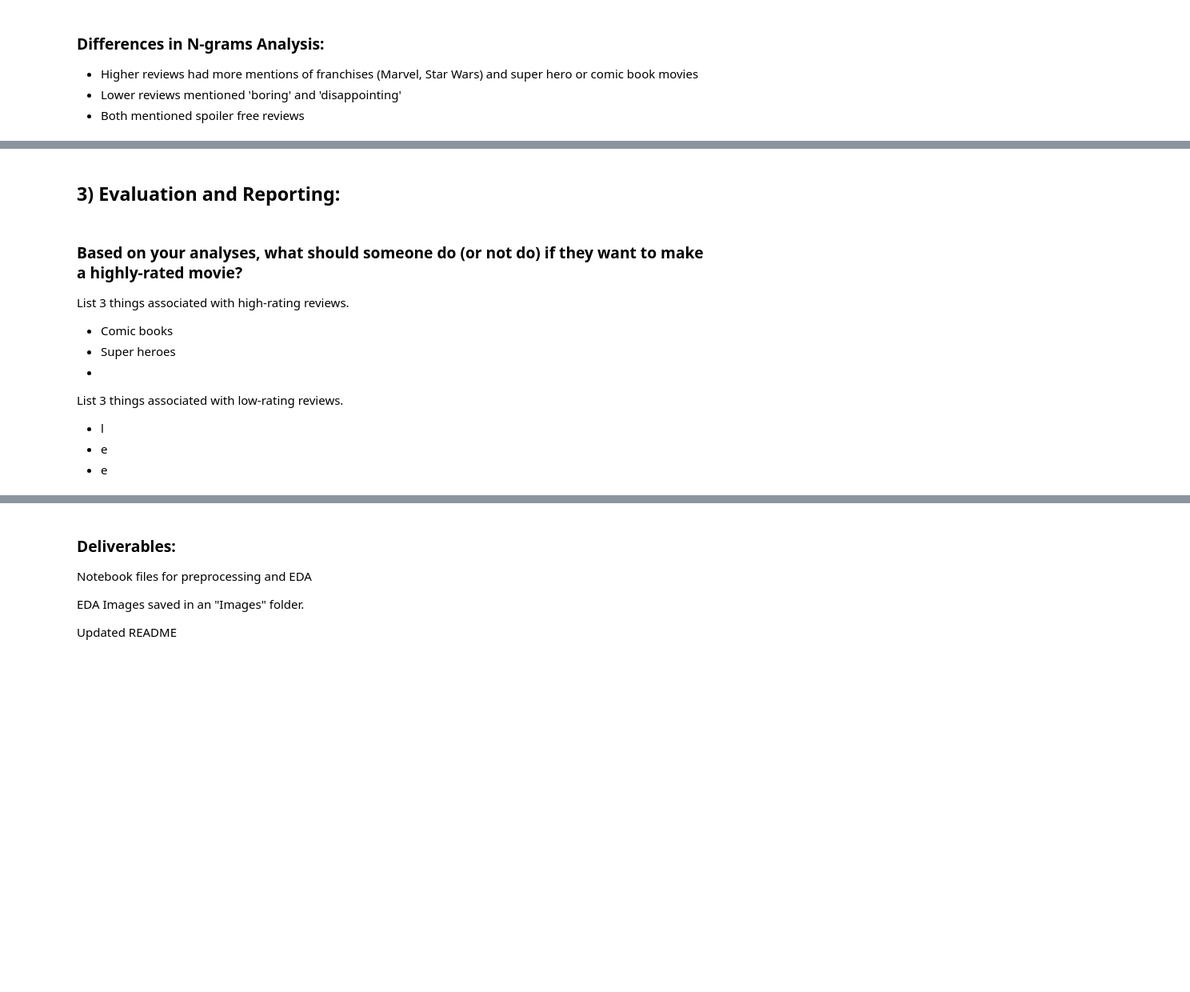
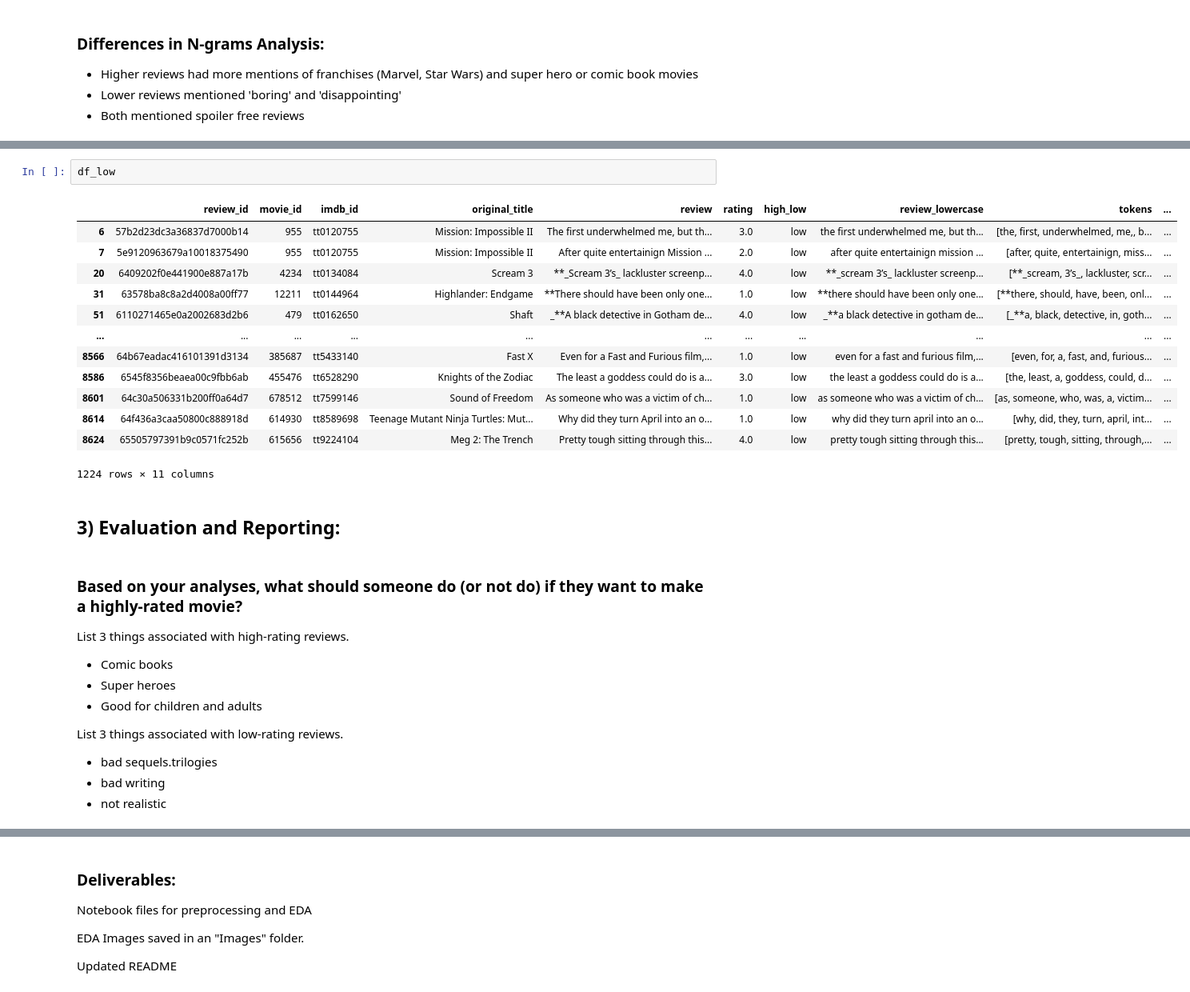
Before and after one commit to EhLeeOod/movie-project, a Jupyter notebook: project-2-part-5.ipynb, the cells around one changed output, grey strips where cells are left out. Shown at 80% size. Saved outputs shown, nothing was run; the diff lists cells and outputs as text; blank space fills up the shorter version.

```diff
--- a/project-2-part-5.ipynb
+++ b/project-2-part-5.ipynb
@@ -452,3 +523,19 @@ Which review polarity scores don't match the ratings? Why do you think this is?
+# %%
+df_low
+# %% [output]
+|  | review_id | movie_id | imdb_id | original_title | review | rating | high_low | review_lowercase | tokens | ... |
+| 6 | 57b2d23dc3a36837d7000b14 | 955 | tt0120755 | Mission: Impossible II | The first underwhelmed me, but th... | 3.0 | low | the first underwhelmed me, but th... | [the, first, underwhelmed, me,, b... | ... |
+| 7 | 5e9120963679a10018375490 | 955 | tt0120755 | Mission: Impossible II | After quite entertainign Mission ... | 2.0 | low | after quite entertainign mission ... | [after, quite, entertainign, miss... | ... |
+| 20 | 6409202f0e441900e887a17b | 4234 | tt0134084 | Scream 3 | **_Scream 3’s_ lackluster screenp... | 4.0 | low | **_scream 3’s_ lackluster screenp... | [**_scream, 3’s_, lackluster, scr... | ... |
+| 31 | 63578ba8c8a2d4008a00ff77 | 12211 | tt0144964 | Highlander: Endgame | **There should have been only one... | 1.0 | low | **there should have been only one... | [**there, should, have, been, onl... | ... |
+| 51 | 6110271465e0a2002683d2b6 | 479 | tt0162650 | Shaft | _**A black detective in Gotham de... | 4.0 | low | _**a black detective in gotham de... | [_**a, black, detective, in, goth... | ... |
+| ... | ... | ... | ... | ... | ... | ... | ... | ... | ... | ... |
+| 8566 | 64b67eadac416101391d3134 | 385687 | tt5433140 | Fast X | Even for a Fast and Furious film,... | 1.0 | low | even for a fast and furious film,... | [even, for, a, fast, and, furious... | ... |
+| 8586 | 6545f8356beaea00c9fbb6ab | 455476 | tt6528290 | Knights of the Zodiac | The least a goddess could do is a... | 3.0 | low | the least a goddess could do is a... | [the, least, a, goddess, could, d... | ... |
+| 8601 | 64c30a506331b200ff0a64d7 | 678512 | tt7599146 | Sound of Freedom | As someone who was a victim of ch... | 1.0 | low | as someone who was a victim of ch... | [as, someone, who, was, a, victim... | ... |
+| 8614 | 64f436a3caa50800c888918d | 614930 | tt8589698 | Teenage Mutant Ninja Turtles: Mut... | Why did they turn April into an o... | 1.0 | low | why did they turn april into an o... | [why, did, they, turn, april, int... | ... |
+| 8624 | 65505797391b9c0571fc252b | 615656 | tt9224104 | Meg 2: The Trench | Pretty tough sitting through this... | 4.0 | low | pretty tough sitting through this... | [pretty, tough, sitting, through,... | ... |
+1224 rows × 11 columns
 # %% [markdown]
 ## 3) Evaluation and Reporting:
 # %% [markdown]
@@ -458,13 +545,13 @@ List 3 things associated with high-rating reviews.
 
 - Comic books
 - Super heroes
--
+- Good for children and adults
 
 List 3 things associated with low-rating reviews.
 
-- l
-- e
-- e
+- bad sequels.trilogies
+- bad writing
+- not realistic
 # %% [markdown]
 ### Update your project README with a new section for "NLP Analysis of Movie Reviews."
 
```
Also changed, not shown: parts of 8 cells of this notebook.
